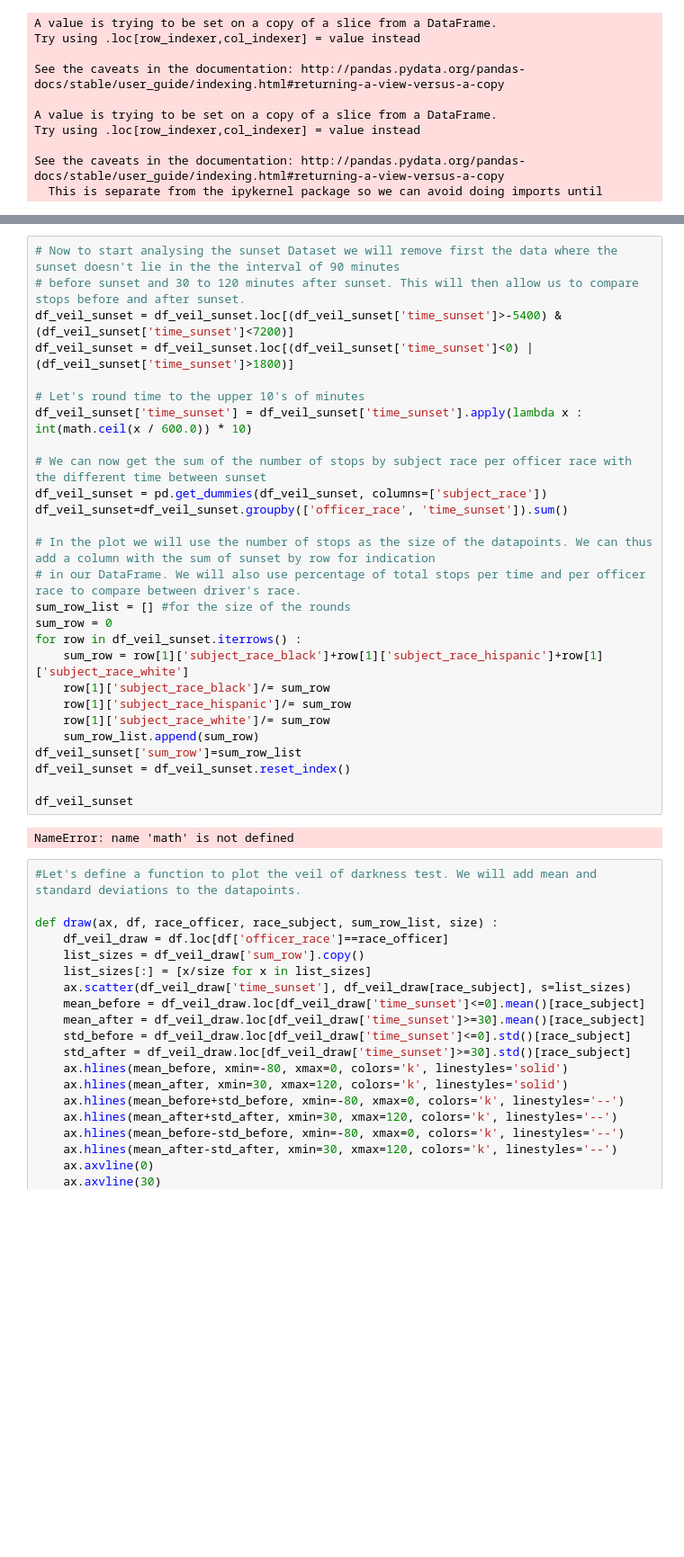
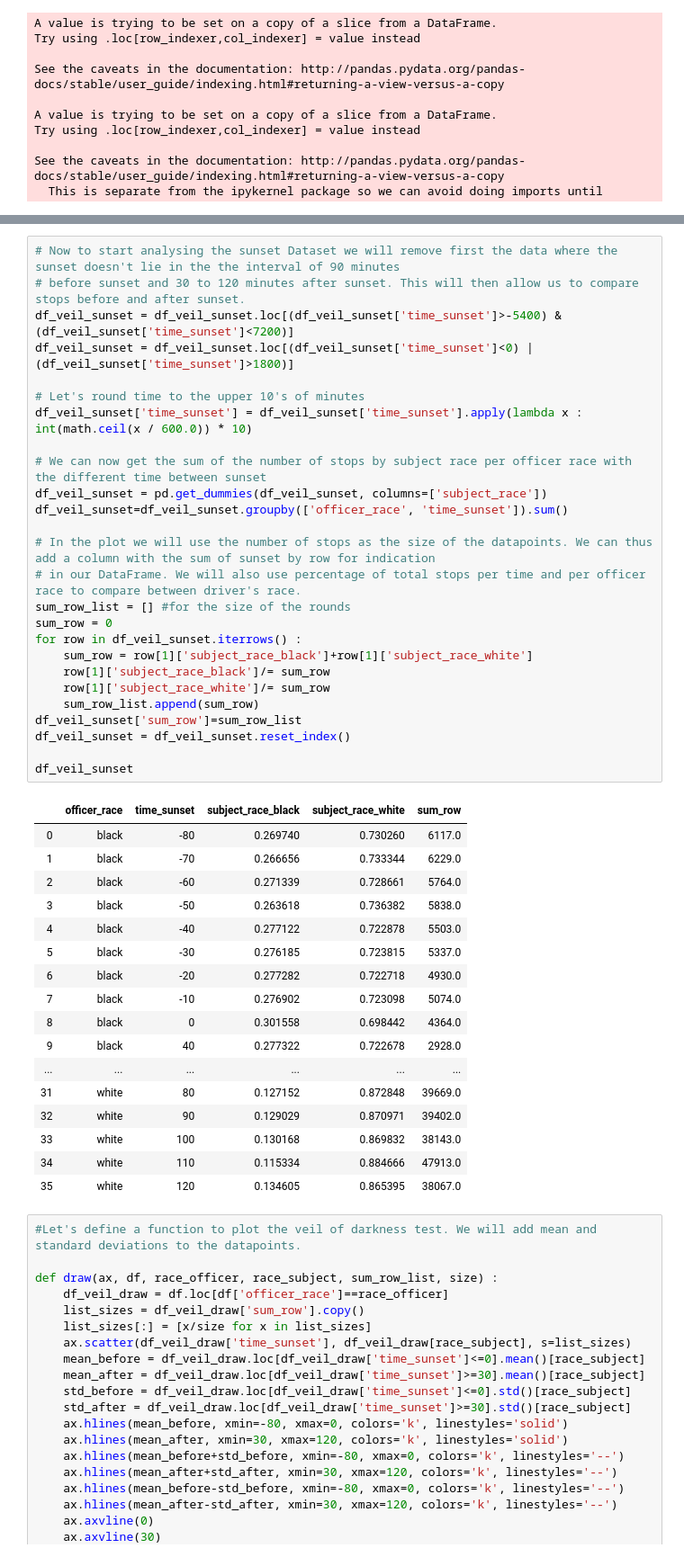
Before and after one commit to epfl-ada/ada-2020-project-milestone-p3-p3_adahn, a Jupyter notebook: extension.ipynb, the cells around one changed output, grey strips where cells are left out. Shown: that part at 90% size. Saved outputs shown, nothing was run; the diff lists cells and outputs as text; blank space fills up the shorter version.

```diff
--- a/extension.ipynb
+++ b/extension.ipynb
@@ -287,32 +276,47 @@ df_veil_sunset
 # %%
 # Now to start analysing the sunset Dataset we will remove first the data where the sunset doesn't lie in the the interval of 90 minutes
 # before sunset and 30 to 120 minutes after sunset. This will then allow us to compare stops before and after sunset.
 df_veil_sunset = df_veil_sunset.loc[(df_veil_sunset['time_sunset']>-5400) & (df_veil_sunset['time_sunset']<7200)]
 df_veil_sunset = df_veil_sunset.loc[(df_veil_sunset['time_sunset']<0) | (df_veil_sunset['time_sunset']>1800)]
 
 # Let's round time to the upper 10's of minutes
 df_veil_sunset['time_sunset'] = df_veil_sunset['time_sunset'].apply(lambda x : int(math.ceil(x / 600.0)) * 10)
 
 # We can now get the sum of the number of stops by subject race per officer race with the different time between sunset
 df_veil_sunset = pd.get_dummies(df_veil_sunset, columns=['subject_race'])
 df_veil_sunset=df_veil_sunset.groupby(['officer_race', 'time_sunset']).sum()
 
 # In the plot we will use the number of stops as the size of the datapoints. We can thus add a column with the sum of sunset by row for indication
 # in our DataFrame. We will also use percentage of total stops per time and per officer race to compare between driver's race.
 sum_row_list = [] #for the size of the rounds
 sum_row = 0
 for row in df_veil_sunset.iterrows() :
-    sum_row = row[1]['subject_race_black']+row[1]['subject_race_hispanic']+row[1]['subject_race_white']
+    sum_row = row[1]['subject_race_black']+row[1]['subject_race_white']
     row[1]['subject_race_black']/= sum_row
-    row[1]['subject_race_hispanic']/= sum_row
     row[1]['subject_race_white']/= sum_row
     sum_row_list.append(sum_row)
 df_veil_sunset['sum_row']=sum_row_list
 df_veil_sunset = df_veil_sunset.reset_index()
 
 df_veil_sunset
 # %% [output]
-NameError: name 'math' is not defined
+|  | officer_race | time_sunset | subject_race_black | subject_race_white | sum_row |
+| 0 | black | -80 | 0.269740 | 0.730260 | 6117.0 |
+| 1 | black | -70 | 0.266656 | 0.733344 | 6229.0 |
+| 2 | black | -60 | 0.271339 | 0.728661 | 5764.0 |
+| 3 | black | -50 | 0.263618 | 0.736382 | 5838.0 |
+| 4 | black | -40 | 0.277122 | 0.722878 | 5503.0 |
+| 5 | black | -30 | 0.276185 | 0.723815 | 5337.0 |
+| 6 | black | -20 | 0.277282 | 0.722718 | 4930.0 |
+| 7 | black | -10 | 0.276902 | 0.723098 | 5074.0 |
+| 8 | black | 0 | 0.301558 | 0.698442 | 4364.0 |
+| 9 | black | 40 | 0.277322 | 0.722678 | 2928.0 |
+| ... | ... | ... | ... | ... | ... |
+| 31 | white | 80 | 0.127152 | 0.872848 | 39669.0 |
+| 32 | white | 90 | 0.129029 | 0.870971 | 39402.0 |
+| 33 | white | 100 | 0.130168 | 0.869832 | 38143.0 |
+| 34 | white | 110 | 0.115334 | 0.884666 | 47913.0 |
+| 35 | white | 120 | 0.134605 | 0.865395 | 38067.0 |
 # %%
 #Let's define a function to plot the veil of darkness test. We will add mean and standard deviations to the datapoints.
 
```
Also changed, not shown: parts of 13 cells of this notebook.
